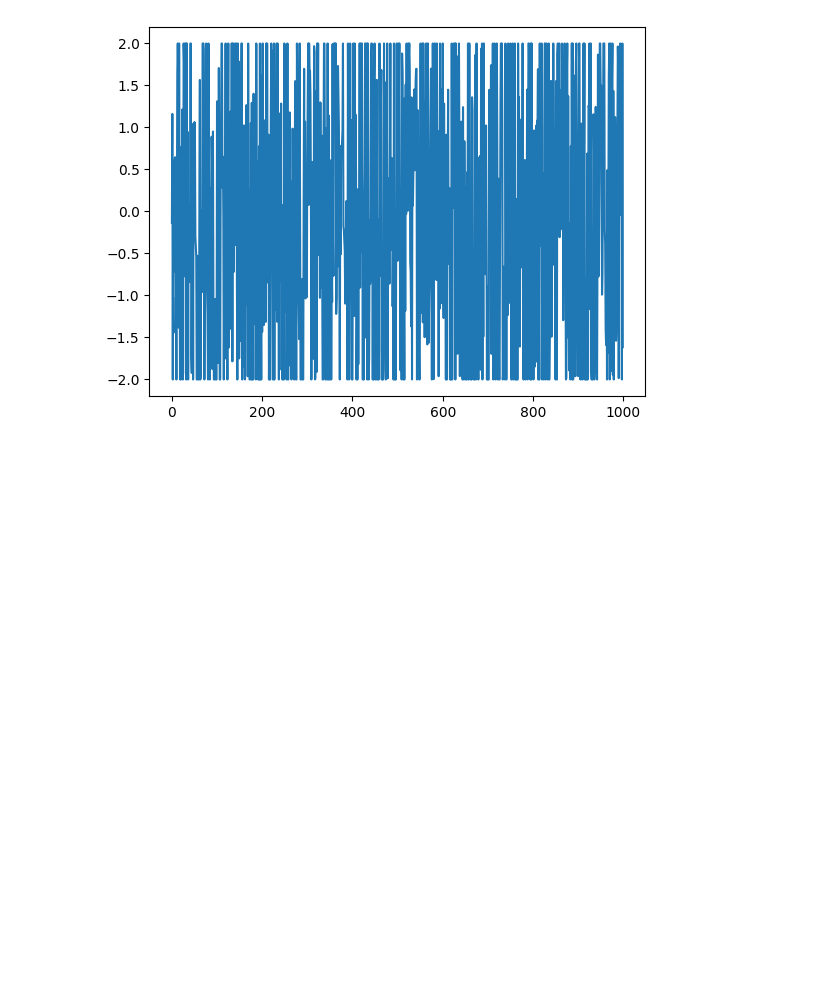
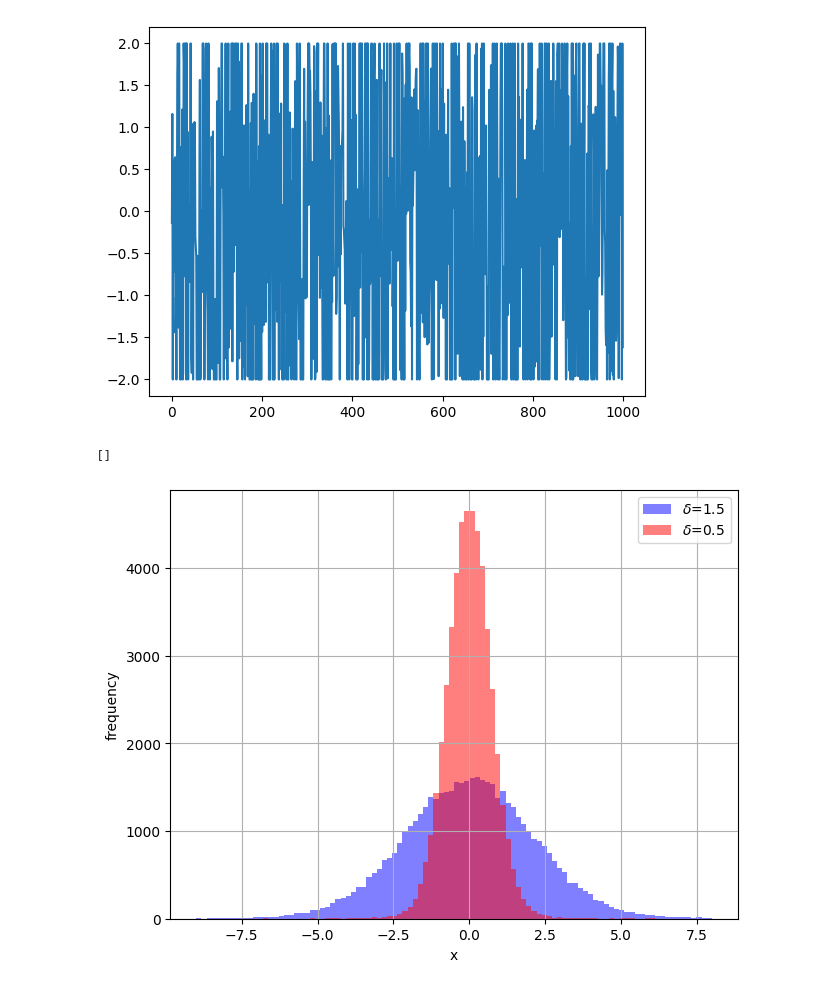
Before and after one commit to University-of-Silesia-Ion-Channel/Jonus, a Jupyter notebook: miscellaneous/tests.ipynb, the cells around one changed output. Drawn from its saved outputs; the diff is of its cells as text; code cells hidden in the pictures; blank space fills up the shorter version.

```diff
--- a/miscellaneous/tests.ipynb
+++ b/miscellaneous/tests.ipynb
@@ -130,3 +130,28 @@ plt.plot(clipped_data)
 # %% [output]
 [<matplotlib.lines.Line2D at 0x...>]
 [figure]
+# %%
+import numpy as np
+import matplotlib.pyplot as plt
+from scipy.stats import levy_stable
+
+generator = np.random.Generator(np.random.PCG64(seed=123))
+a = levy_stable.rvs(1.9, 0, 0, 1.5, size=50000)
+b = levy_stable.rvs(1.9, 0, 0, 0.5, size=50000)
+hist = np.histogram(a, bins=100)
+mask = np.append(hist[0]>100, False)
+bins_in_range = hist[1][mask]
+min_range = np.round(bins_in_range[0])-1
+max_range = np.round(bins_in_range[-1])+1
+plt.hist(a, bins=100, range=(min_range, max_range), color='b', alpha=0.5, label=rf"$\delta$={1.5}")
+plt.hist(b, bins=100, range=(min_range, max_range), color='r', alpha=0.5, label=rf"$\delta$={0.5}")
+plt.xlabel("x")
+plt.ylabel('frequency')
+plt.legend()
+plt.rcParams['figure.constrained_layout.use'] = True
+plt.grid(True)
+plt.savefig("skala_levy.png")
+plt.plot()
+# %% [output]
+[]
+[figure, added]
```
Also changed, not shown: 5 other files.
